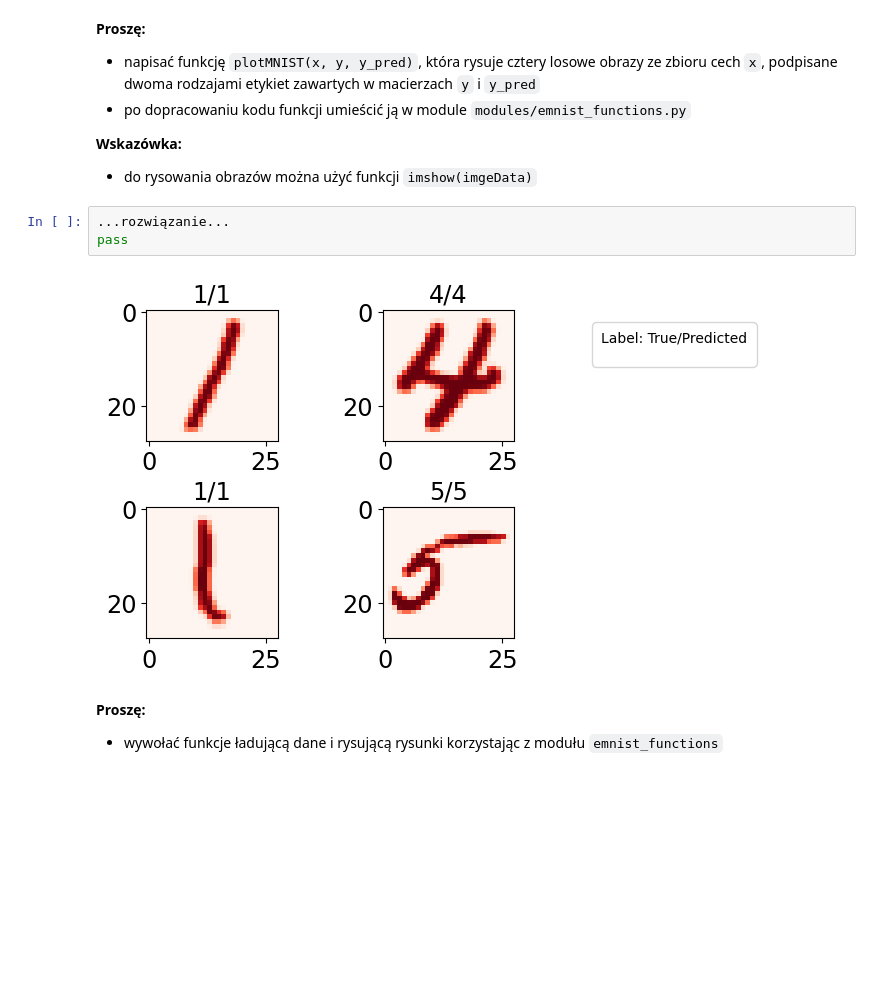
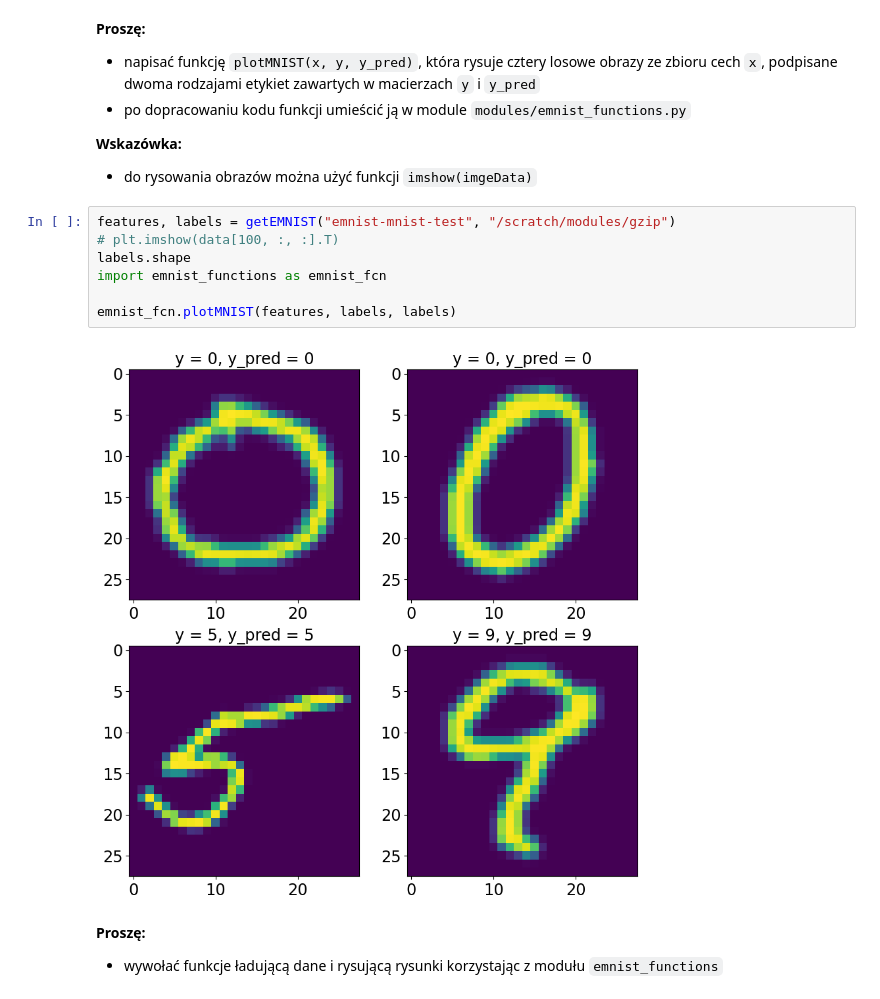
Before and after one commit to bkasza/MLII, a Jupyter notebook: 05_Sieci_w_pelni_polaczone_2.ipynb, the cells around one changed output. Drawn from its saved outputs; the diff is of its cells as text; blank space fills up the shorter version.

```diff
--- a/05_Sieci_w_pelni_polaczone_2.ipynb
+++ b/05_Sieci_w_pelni_polaczone_2.ipynb
@@ -182,11 +172,15 @@ getEMNIST("emnist-mnist-test", "/scratch/modules/gzip")
 
 **Wskazówka:**
 * do rysowania obrazów można użyć funkcji `imshow(imgeData)`
-# %%
-...rozwiązanie...
-pass
-# %% [output]
-[figure, removed]
+# %%
+features, labels = getEMNIST("emnist-mnist-test", "/scratch/modules/gzip")
+# plt.imshow(data[100, :, :].T)
+labels.shape
+import emnist_functions as emnist_fcn
+
+emnist_fcn.plotMNIST(features, labels, labels)
+# %% [output]
+[figure, added]
 # %% [markdown]
 **Proszę:**
 
```
Also changed, not shown: parts of 2 cells of this notebook.
